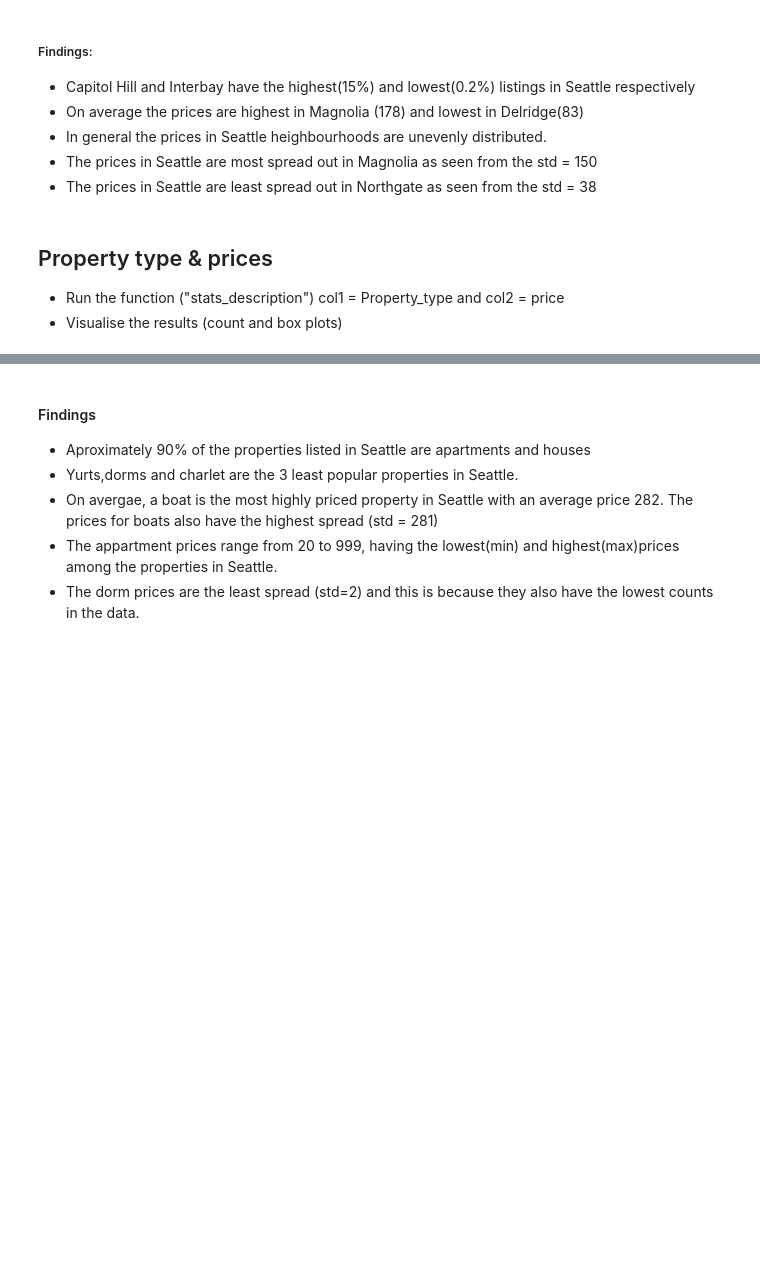
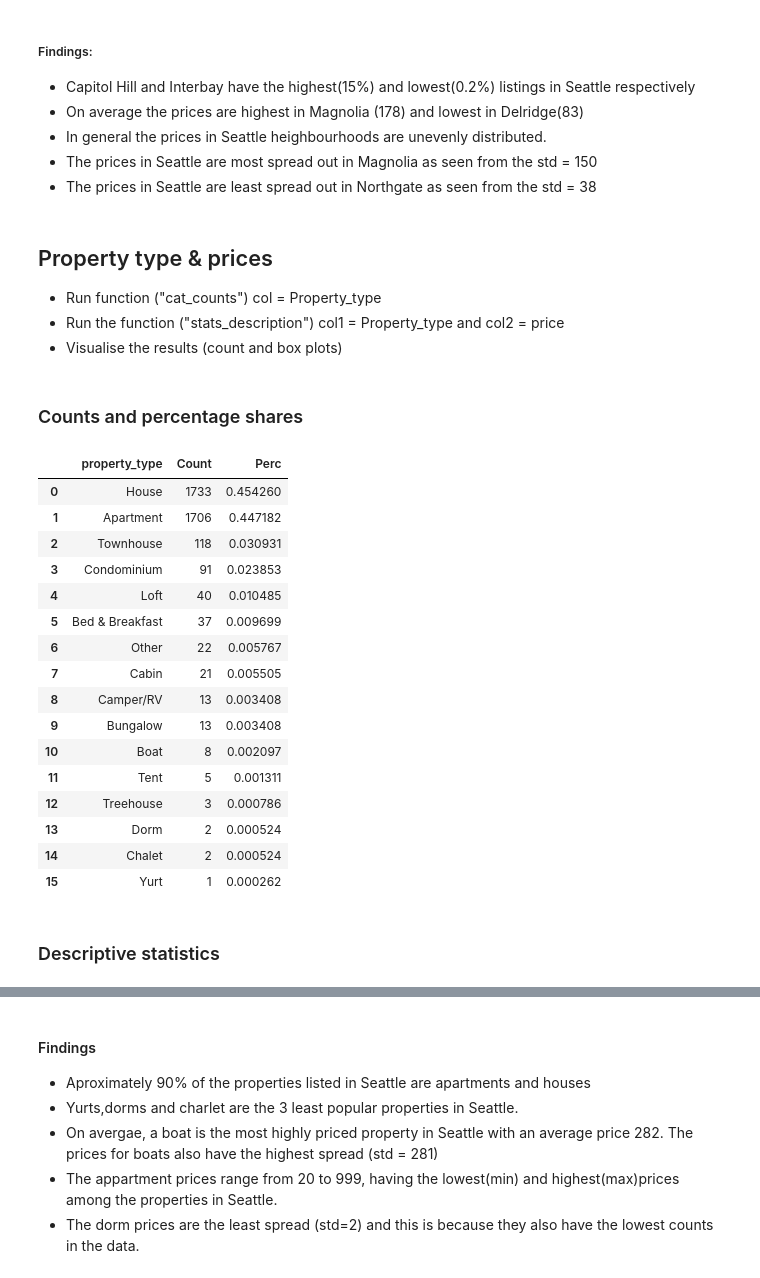
Before and after one commit to OliviaNabbosa89/DS_project1, a Jupyter notebook: Listings_EDA.ipynb, the cells around one changed output, grey strips where cells are left out. Saved outputs shown, nothing was run; the diff lists cells and outputs as text; code cells hidden in the pictures; blank space fills up the shorter version.

```diff
--- a/Listings_EDA.ipynb
+++ b/Listings_EDA.ipynb
@@ -181,5 +173,30 @@ stats_description(df,"neighbourhood_group_cleansed",'price')
 * The prices in Seattle are least spread out in Northgate as seen from the std = 38
 # %% [markdown]
 ## Property type & prices
+* Run function ("cat_counts") col = Property_type
 * Run the function ("stats_description") col1 = Property_type and col2 = price
 * Visualise the results (count and box plots)
+# %% [markdown]
+### Counts and percentage shares
+# %%
+cat_counts(df,"property_type")
+# %% [output]
+|  | property_type | Count | Perc |
+| 0 | House | 1733 | 0.454260 |
+| 1 | Apartment | 1706 | 0.447182 |
+| 2 | Townhouse | 118 | 0.030931 |
+| 3 | Condominium | 91 | 0.023853 |
+| 4 | Loft | 40 | 0.010485 |
+| 5 | Bed & Breakfast | 37 | 0.009699 |
+| 6 | Other | 22 | 0.005767 |
+| 7 | Cabin | 21 | 0.005505 |
+| 8 | Camper/RV | 13 | 0.003408 |
+| 9 | Bungalow | 13 | 0.003408 |
+| 10 | Boat | 8 | 0.002097 |
+| 11 | Tent | 5 | 0.001311 |
+| 12 | Treehouse | 3 | 0.000786 |
+| 13 | Dorm | 2 | 0.000524 |
+| 14 | Chalet | 2 | 0.000524 |
+| 15 | Yurt | 1 | 0.000262 |
+# %% [markdown]
+### Descriptive statistics
```
Also changed, not shown: parts of 39 cells of this notebook, 5 other files.
